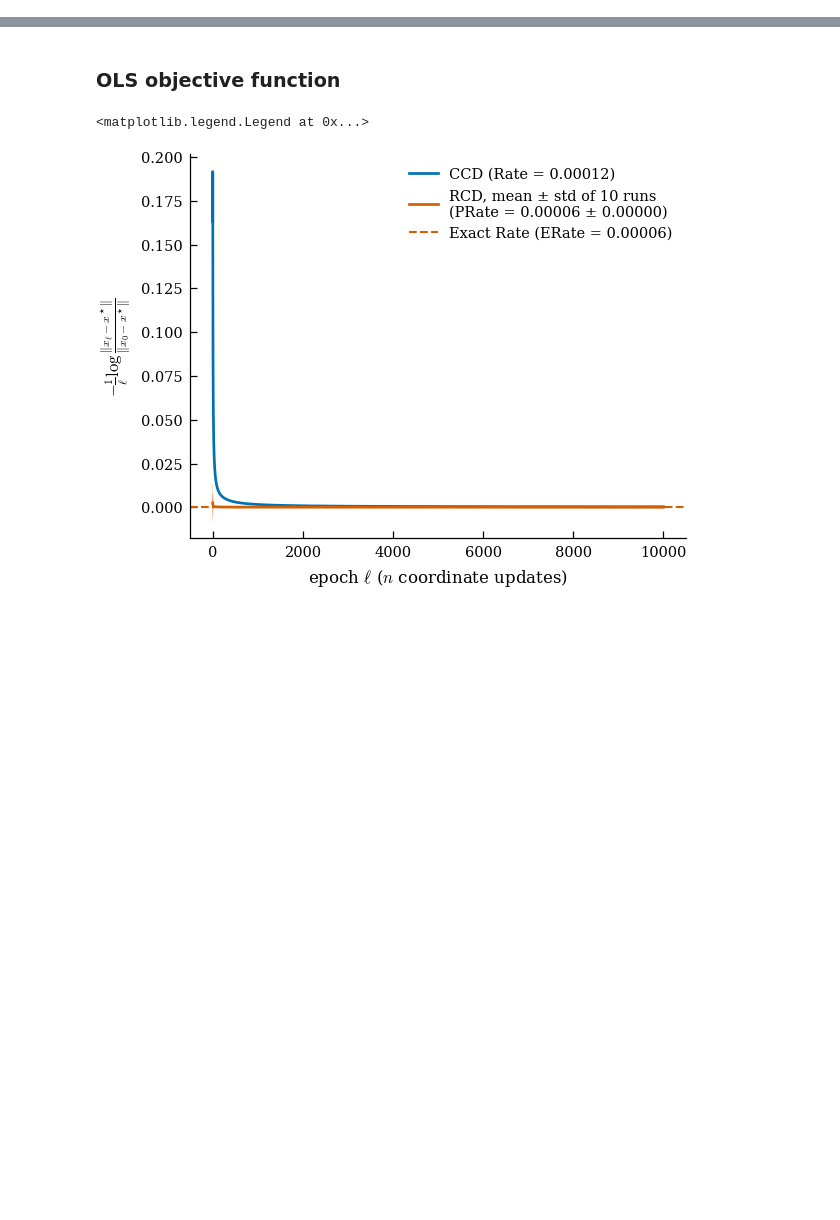
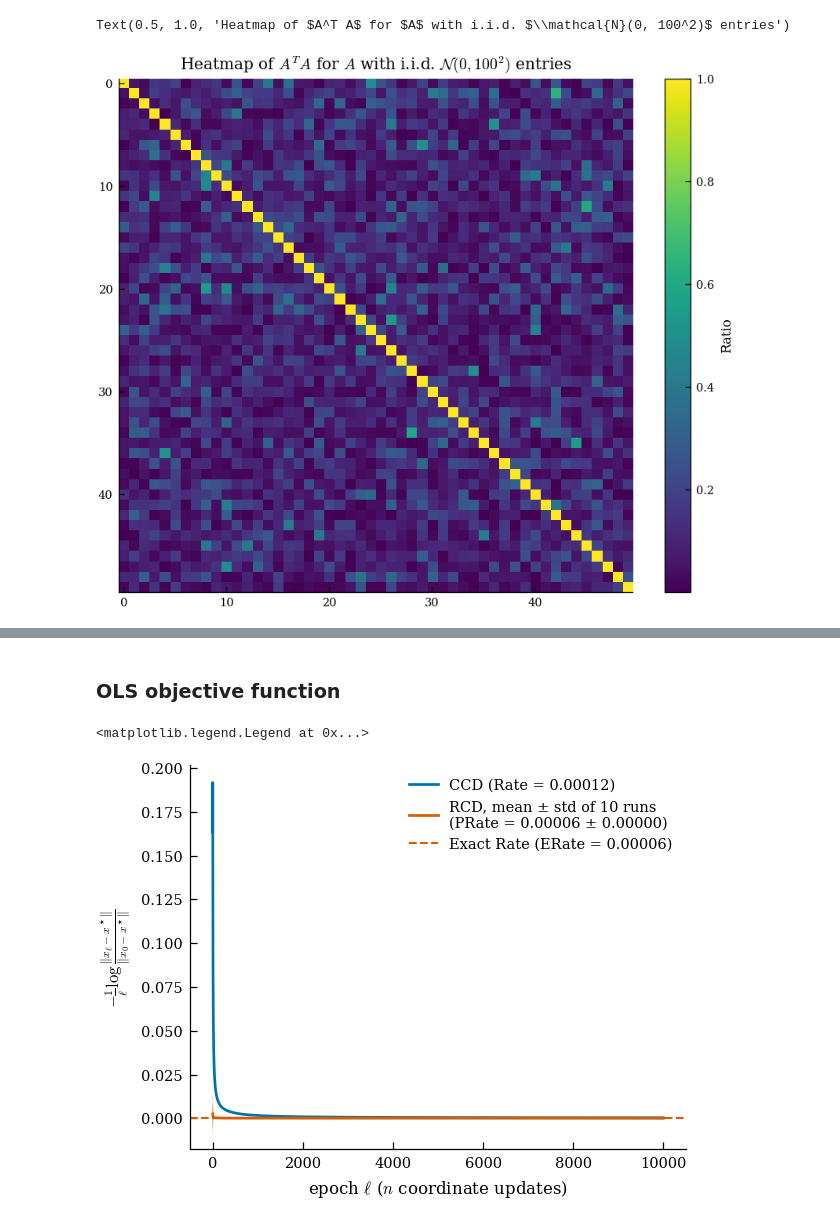
Before and after one commit to pinto2501/coordinate_descent, a Jupyter notebook: general.ipynb, the cells around one changed output, grey strips where cells are left out. Cells and saved outputs as stored; diff of their text form; code cells hidden in the pictures; blank space fills up the shorter version.

Commit message:
Add heatmap

```diff
--- a/general.ipynb
+++ b/general.ipynb
@@ -15,7 +15,7 @@ STYLE = {
 EPOCHS = 10000
 LN10 = np.log(10)
 
-mu, sigma = 0, 1
+mu, sigma = 0, 100
 dim = 50
 n_runs = 10
 floor = 40 * LN10
@@ -25,3 +25,17 @@ A = rng.normal(mu, sigma, (dim, dim))
 b = rng.normal(mu, sigma, (dim, 1))
 
 utils.set_paper_style()
+# %%
+matrix = A.T @ A
+
+for i in range(matrix.shape[0]):
+    matrix[i, :] /= matrix[i, i]
+
+matrix = np.abs(matrix)
+
+plt.imshow(matrix, cmap='viridis', aspect='equal')
+plt.colorbar(label='Ratio')
+plt.title(rf"Heatmap of $A^T A$ for $A$ with i.i.d. $\mathcal{{N}}({mu}, {sigma}^2)$ entries")
+# %% [output]
+Text(0.5, 1.0, 'Heatmap of $A^T A$ for $A$ with i.i.d. $\\mathcal{N}(0, 100^2)$ entries')
+[figure, added]
```
Also changed, not shown: parts of 2 cells of this notebook.
